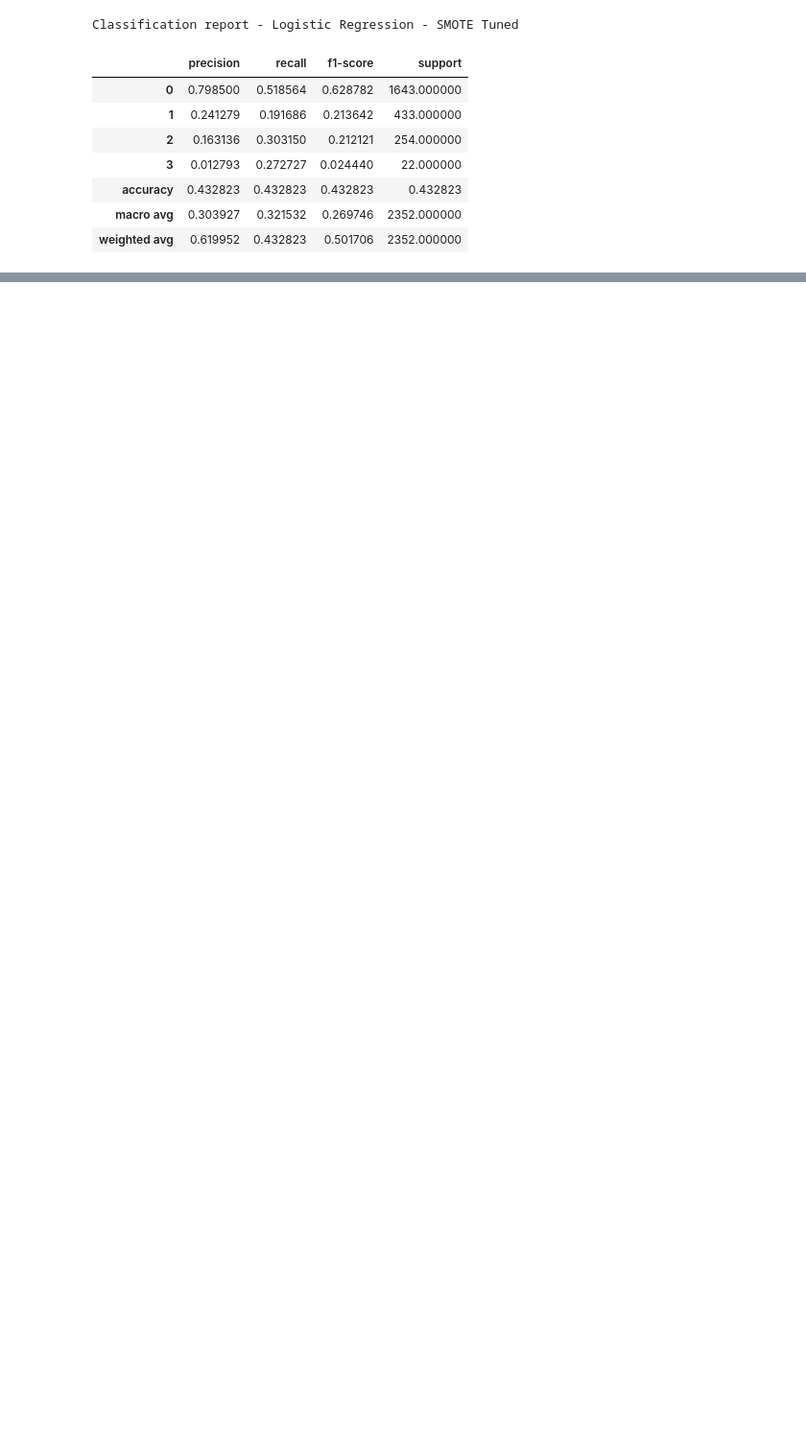
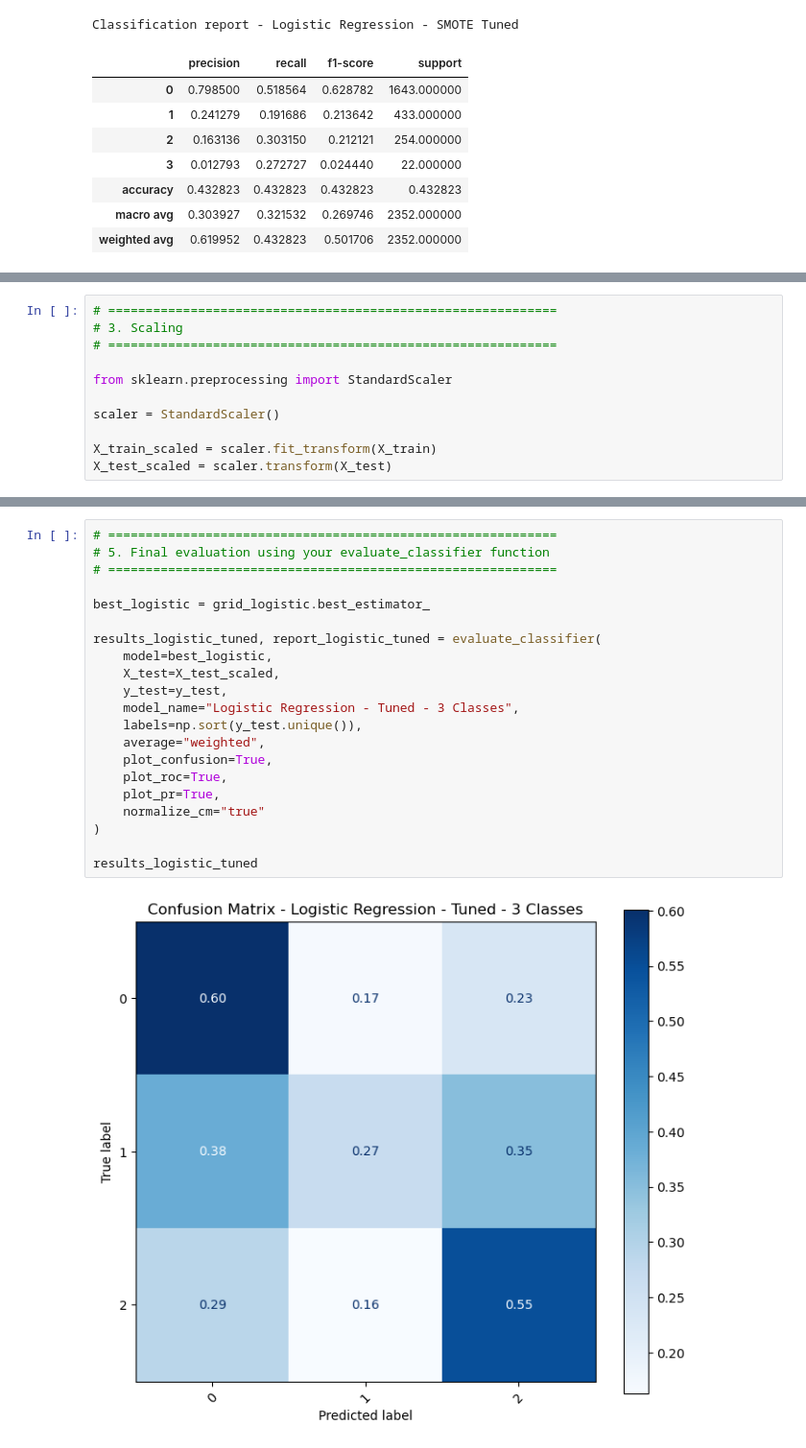
Before and after one commit to lorenzobuccolini03/Data-Mining---Advanced-Topics, a Jupyter notebook: Advanced Classification/logistic_regression.ipynb, the cells around one changed output, grey strips where cells are left out. Shown at 96% size. Saved outputs shown, nothing was run; the diff lists cells and outputs as text; blank space fills up the shorter version.

Commit message:
logistic regression (3 classes + balanced accuracy)

```diff
--- a/Advanced Classification/logistic_regression.ipynb
+++ b/Advanced Classification/logistic_regression.ipynb
@@ -664,0 +704,11 @@ logistic_results_table.sort_values("f1_macro", ascending=False)
+# %%
+# ============================================================
+# 3. Scaling
+# ============================================================
+
+from sklearn.preprocessing import StandardScaler
+
+scaler = StandardScaler()
+
+X_train_scaled = scaler.fit_transform(X_train)
+X_test_scaled = scaler.transform(X_test)
@@ -664,0 +764,23 @@ logistic_results_table.sort_values("f1_macro", ascending=False)
+# %%
+# ============================================================
+# 5. Final evaluation using your evaluate_classifier function
+# ============================================================
+
+best_logistic = grid_logistic.best_estimator_
+
+results_logistic_tuned, report_logistic_tuned = evaluate_classifier(
+    model=best_logistic,
+    X_test=X_test_scaled,
+    y_test=y_test,
+    model_name="Logistic Regression - Tuned - 3 Classes",
+    labels=np.sort(y_test.unique()),
+    average="weighted",
+    plot_confusion=True,
+    plot_roc=True,
+    plot_pr=True,
+    normalize_cm="true"
+)
+
+results_logistic_tuned
+# %% [output]
+[figure, added]
```
Also changed, not shown: parts of 14 cells of this notebook, 1 other file.
